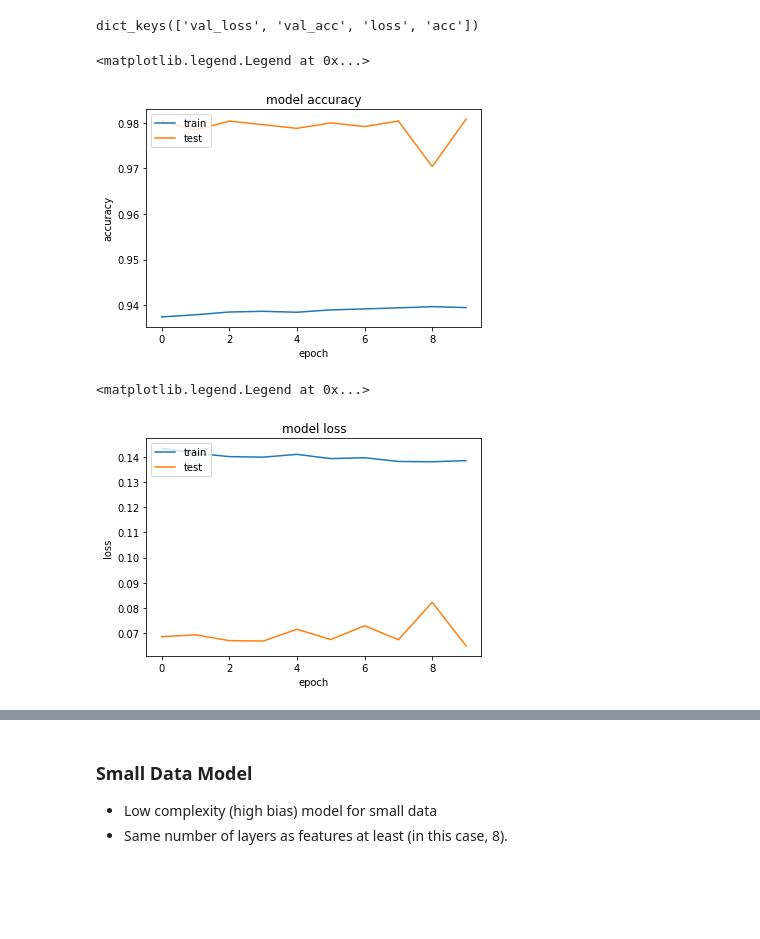
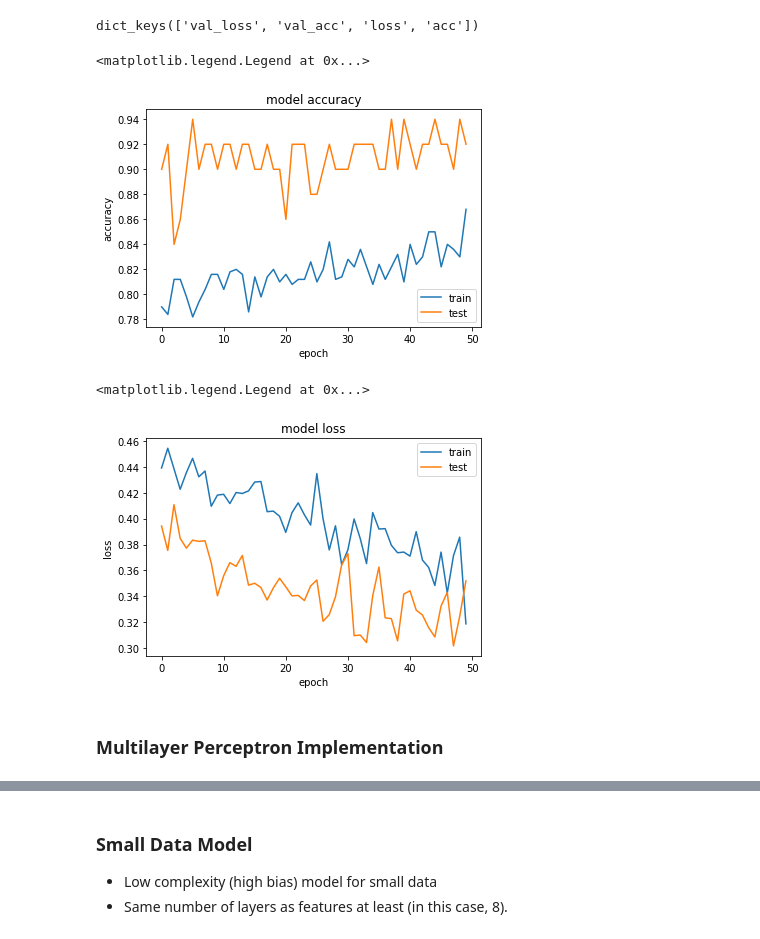
Before and after one commit to mbibireata/TorqueML, a Jupyter notebook: Torque ML.ipynb, the cells around one changed output, grey strips where cells are left out. Cells and saved outputs as stored; diff of their text form; code cells hidden in the pictures; blank space fills up the shorter version.

```diff
--- a/Torque ML.ipynb
+++ b/Torque ML.ipynb
@@ -134,7 +142,7 @@ def same_mag_open(N):
     """
     pass
 
-N = 50000
+N = 200
 
 N_rand = N
 N_perp_open = N
@@ -152,7 +160,7 @@ data = np.vstack((random_examples(N_rand), perp_only_close(N_perp_close), perp_o
 
 labels = np.array([i[1] * i[2] + i[5] * i[6] == 0 for i in data]).astype(int)
 
-N_test = 500
+N_test = 10
 test_data = np.vstack((random_examples(N_test), perp_only_close(N_test), perp_only_open(N_test),
                     same_dist_close(N_test), same_dist_open(N_test)))
 test_labels = np.array([i[1] * i[2] + i[5] * i[6] == 0 for i in test_data]).astype(int)
@@ -265,4 +273,4 @@ model3.compile(optimizer='adam',
               loss='binary_crossentropy',
               metrics=['accuracy'])
 # %%
-history = model3.fit(data, labels, epochs=10, validation_data=(test_data,test_labels))
+history = model3.fit(data, labels, epochs=50, validation_data=(test_data,test_labels), verbose=0)
@@ -302,18 +292,20 @@ plt.plot(history.history['val_acc'])
 plt.title('model accuracy')
 plt.ylabel('accuracy')
 plt.xlabel('epoch')
-plt.legend(['train', 'test'], loc='upper left')
+plt.legend(['train', 'test'], loc='lower right')
 # %% [output]
 <matplotlib.legend.Legend at 0x...>
-[figure, old version]
+[figure, new version]
 # %%
 #Loss
 plt.plot(history.history['loss'])
 plt.plot(history.history['val_loss'])
 plt.title('model loss')
 plt.ylabel('loss')
 plt.xlabel('epoch')
-plt.legend(['train', 'test'], loc='upper left')
+plt.legend(['train', 'test'], loc='upper right')
 # %% [output]
 <matplotlib.legend.Legend at 0x...>
-[figure, old version]
+[figure, new version]
+# %% [markdown]
+### Multilayer Perceptron Implementation
```
Also changed, not shown: parts of 16 cells of this notebook.
